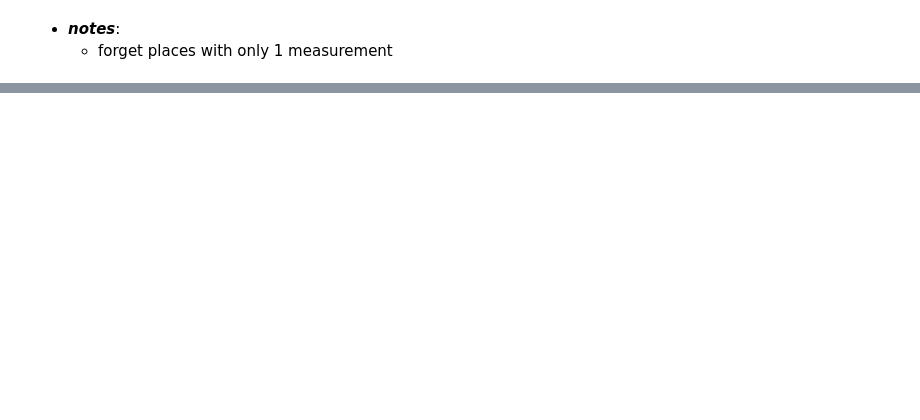
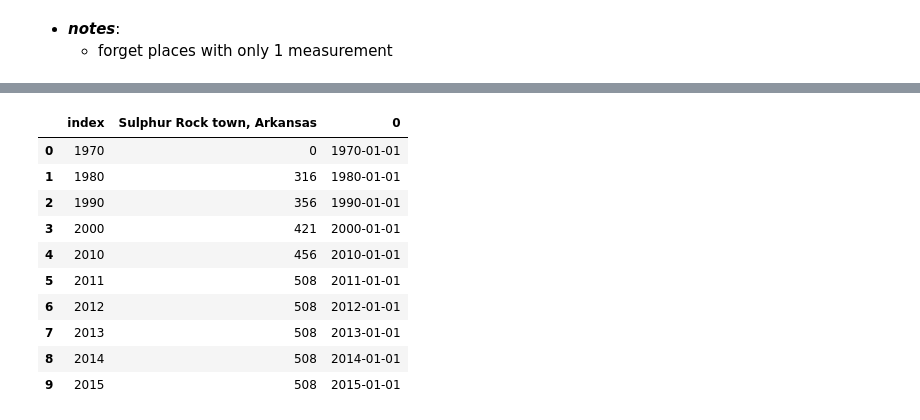
Before and after one commit to gumdropsteve/population_prophet, a Jupyter notebook: exploratory-data-analysis/timeseries/pop_by_place.ipynb, the cells around one changed output, grey strips where cells are left out. Drawn from its saved outputs; the diff is of its cells as text; code cells hidden in the pictures; blank space fills up the shorter version.

Commit message:
pd.DataFrame(data=pd.concat([train_df.iloc[2].reset_index(),datetimes],axis=1))

```diff
--- a/exploratory-data-analysis/timeseries/pop_by_place.ipynb
+++ b/exploratory-data-analysis/timeseries/pop_by_place.ipynb
@@ -785,0 +760,38 @@ See the caveats in the documentation: http://pandas.pydata.org/pandas-docs/stabl
+# %%
+'''forecast 2016 and 2017 populations using model for each sample Place'''
+# set out route
+out = []
+# make DataFrame of column values as datetime
+datetimes = pd.DataFrame(data=pd.to_datetime(pd.Series(data=train_df.columns)))
+
+pd.DataFrame(data=pd.concat([train_df.iloc[2].reset_index(),datetimes],axis=1))
+
+
+# go though each place in train_df
+for i in range(len(train_df)):
+    # extract DataFrame for that place
+    df = train_df.iloc[i]
+    # use fbprophet to make Prophet model
+    place_prophet = fbprophet.Prophet(changepoint_prior_scale=0.15)
+    # rename Place df's columns to agree with prophet formatting
+    a.columns = ['ds','y']
+    # fit place on prophet model
+    b = place_prophet.fit(a)
+    # make a future dataframe for 20 years
+    place_forecast = place_prophet.make_future_dataframe( periods=2, freq='Y' )
+    # establish predictions
+    forecast = place_prophet.predict(place_forecast)
+    # tag and bag
+    out.append(forecast)
+# %% [output]
+|  | index | Sulphur Rock town, Arkansas | 0 |
+| 0 | 1970 | 0 | 1970-01-01 |
+| 1 | 1980 | 316 | 1980-01-01 |
+| 2 | 1990 | 356 | 1990-01-01 |
+| 3 | 2000 | 421 | 2000-01-01 |
+| 4 | 2010 | 456 | 2010-01-01 |
+| 5 | 2011 | 508 | 2011-01-01 |
+| 6 | 2012 | 508 | 2012-01-01 |
+| 7 | 2013 | 508 | 2013-01-01 |
+| 8 | 2014 | 508 | 2014-01-01 |
+| 9 | 2015 | 508 | 2015-01-01 |
```
Also changed, not shown: parts of 2 cells of this notebook.
